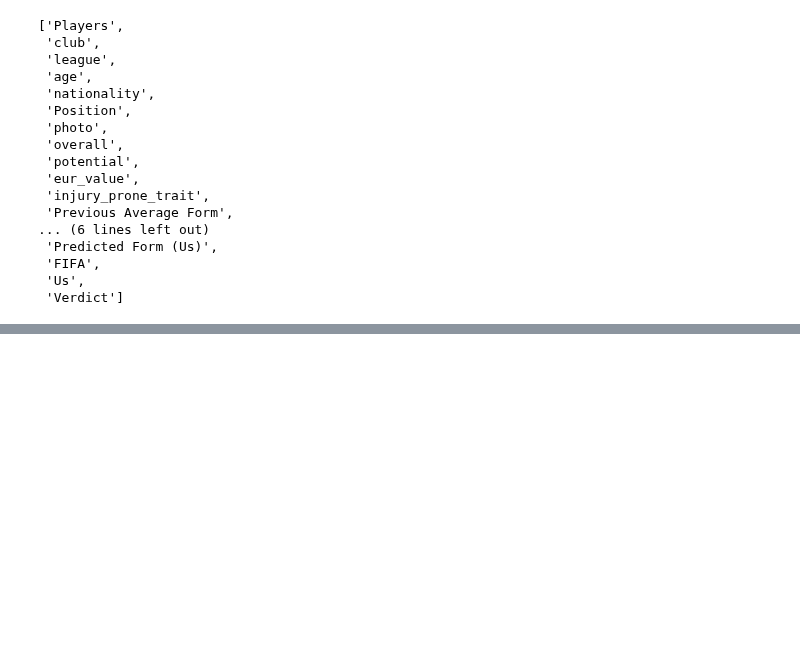
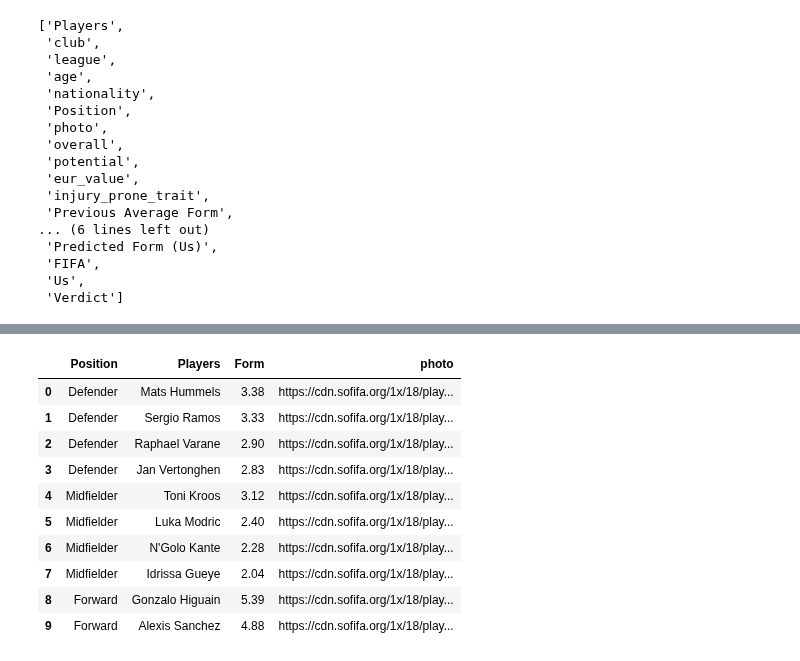
Before and after one commit to markkennedy3/Fifa-vs-Real-Life, a Jupyter notebook: notebooks/analysis/500_RQ1_Analysis.ipynb, the cells around one changed output, grey strips where cells are left out. Cells and saved outputs as stored; diff of their text form; code cells hidden in the pictures; blank space fills up the shorter version.

```diff
--- a/notebooks/analysis/500_RQ1_Analysis.ipynb
+++ b/notebooks/analysis/500_RQ1_Analysis.ipynb
@@ -982,0 +990,14 @@ overrated_players
+# %%
+overrated_players
+# %% [output]
+|  | Position | Players | Form | photo |
+| 0 | Defender | Mats Hummels | 3.38 | https://cdn.sofifa.org/1x/18/play... |
+| 1 | Defender | Sergio Ramos | 3.33 | https://cdn.sofifa.org/1x/18/play... |
+| 2 | Defender | Raphael Varane | 2.90 | https://cdn.sofifa.org/1x/18/play... |
+| 3 | Defender | Jan Vertonghen | 2.83 | https://cdn.sofifa.org/1x/18/play... |
+| 4 | Midfielder | Toni Kroos | 3.12 | https://cdn.sofifa.org/1x/18/play... |
+| 5 | Midfielder | Luka Modric | 2.40 | https://cdn.sofifa.org/1x/18/play... |
+| 6 | Midfielder | N'Golo Kante | 2.28 | https://cdn.sofifa.org/1x/18/play... |
+| 7 | Midfielder | Idrissa Gueye | 2.04 | https://cdn.sofifa.org/1x/18/play... |
+| 8 | Forward | Gonzalo Higuain | 5.39 | https://cdn.sofifa.org/1x/18/play... |
+| 9 | Forward | Alexis Sanchez | 4.88 | https://cdn.sofifa.org/1x/18/play... |
```
Also changed, not shown: parts of 7 cells of this notebook.
